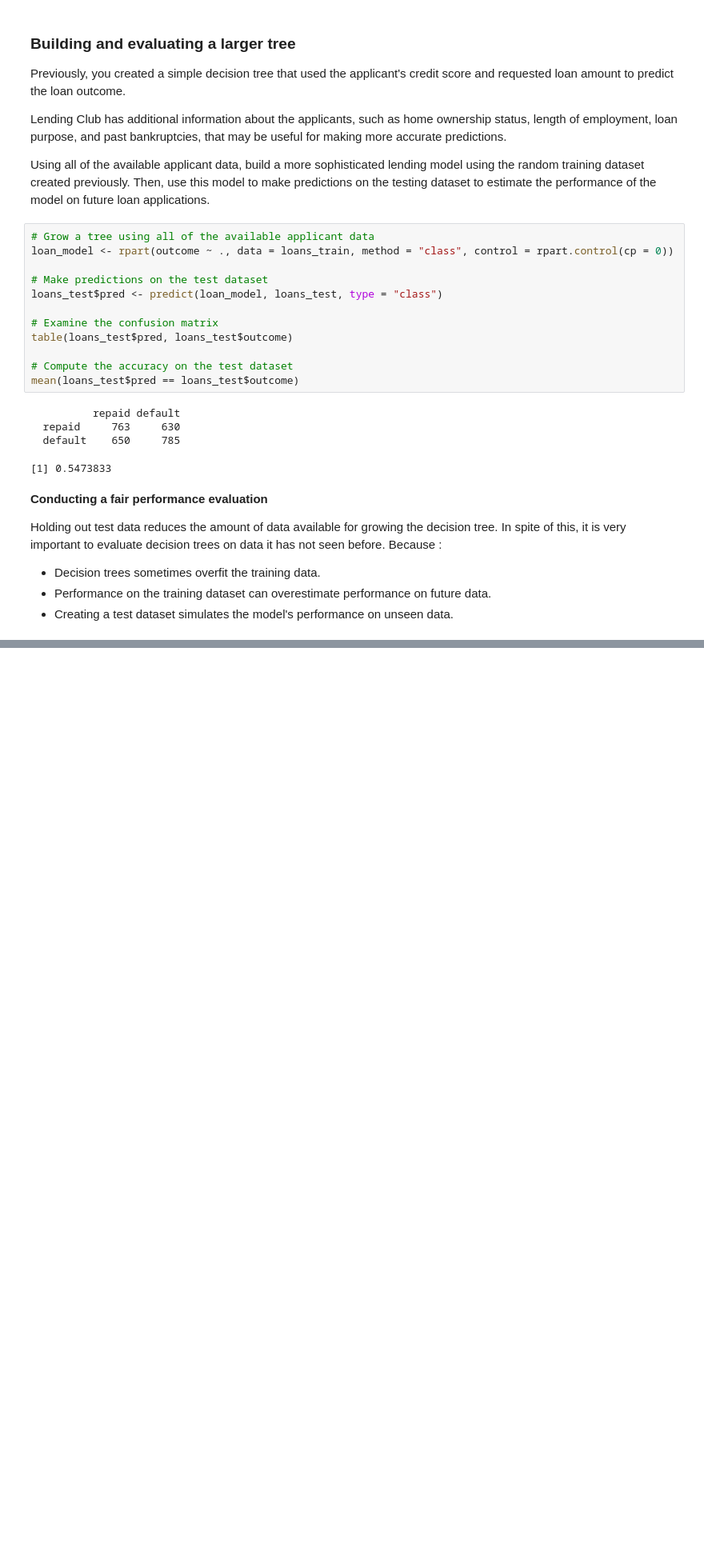
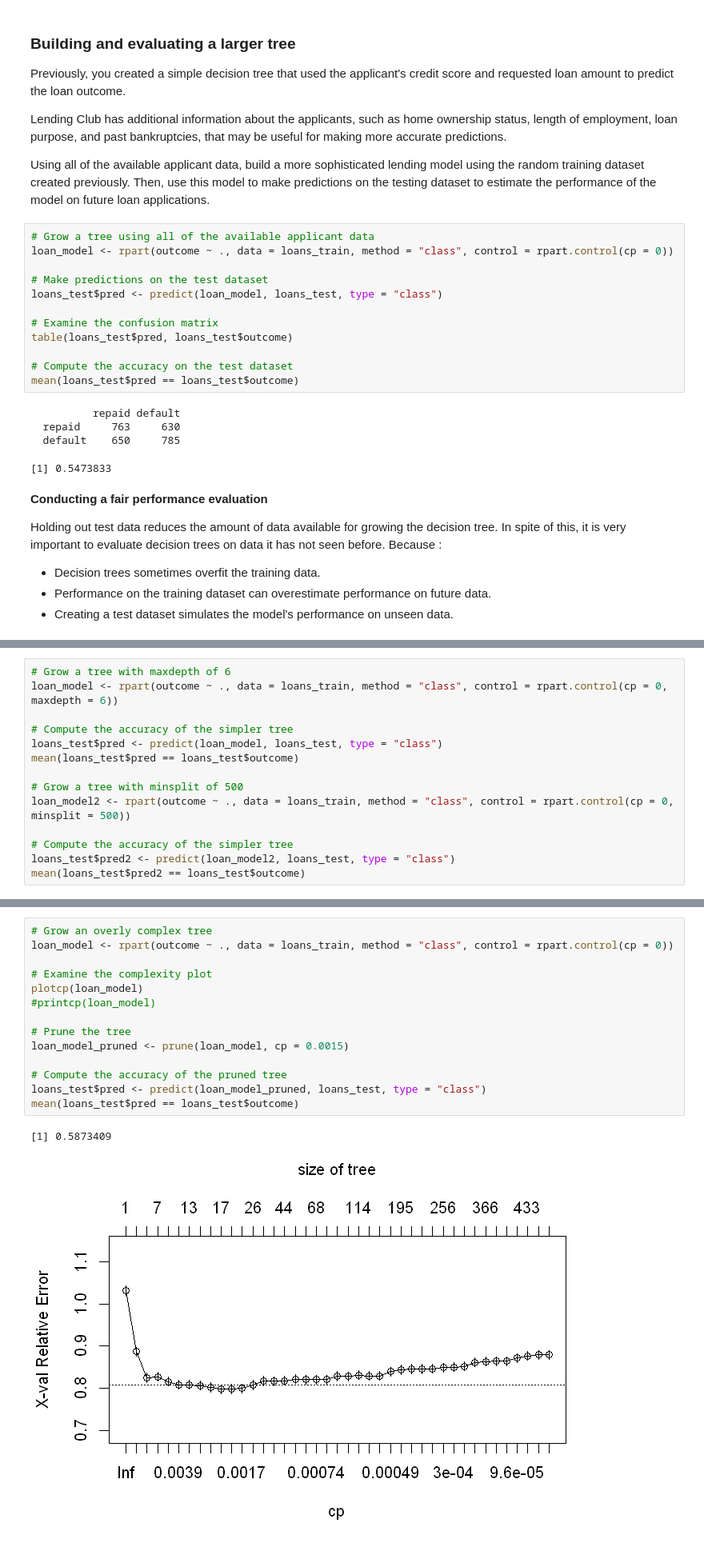
Before and after one commit to KarinRoe/R_datacamp, a Jupyter notebook: SUPERVISED LEARNING IN R CLASSIFICATION.ipynb, the cells around one changed output, grey strips where cells are left out. Shown at 80% size. Drawn from its saved outputs; the diff is of its cells as text; blank space fills up the shorter version.

```diff
--- a/SUPERVISED LEARNING IN R CLASSIFICATION.ipynb
+++ b/SUPERVISED LEARNING IN R CLASSIFICATION.ipynb
@@ -953,0 +960,14 @@ Holding out test data reduces the amount of data available for growing the decis
+# %%
+# Grow a tree with maxdepth of 6
+loan_model <- rpart(outcome ~ ., data = loans_train, method = "class", control = rpart.control(cp = 0, maxdepth = 6))
+
+# Compute the accuracy of the simpler tree
+loans_test$pred <- predict(loan_model, loans_test, type = "class")
+mean(loans_test$pred == loans_test$outcome)
+
+# Grow a tree with minsplit of 500
+loan_model2 <- rpart(outcome ~ ., data = loans_train, method = "class", control = rpart.control(cp = 0, minsplit = 500))
+
+# Compute the accuracy of the simpler tree
+loans_test$pred2 <- predict(loan_model2, loans_test, type = "class")
+mean(loans_test$pred2 == loans_test$outcome)
@@ -953,0 +985,17 @@ Holding out test data reduces the amount of data available for growing the decis
+# %%
+# Grow an overly complex tree
+loan_model <- rpart(outcome ~ ., data = loans_train, method = "class", control = rpart.control(cp = 0))
+
+# Examine the complexity plot
+plotcp(loan_model)
+#printcp(loan_model)
+
+# Prune the tree
+loan_model_pruned <- prune(loan_model, cp = 0.0015)
+
+# Compute the accuracy of the pruned tree
+loans_test$pred <- predict(loan_model_pruned, loans_test, type = "class")
+mean(loans_test$pred == loans_test$outcome)
+# %% [output]
+[1] 0.5873409
+[figure, added]
```
Also changed, not shown: parts of 8 cells of this notebook.
